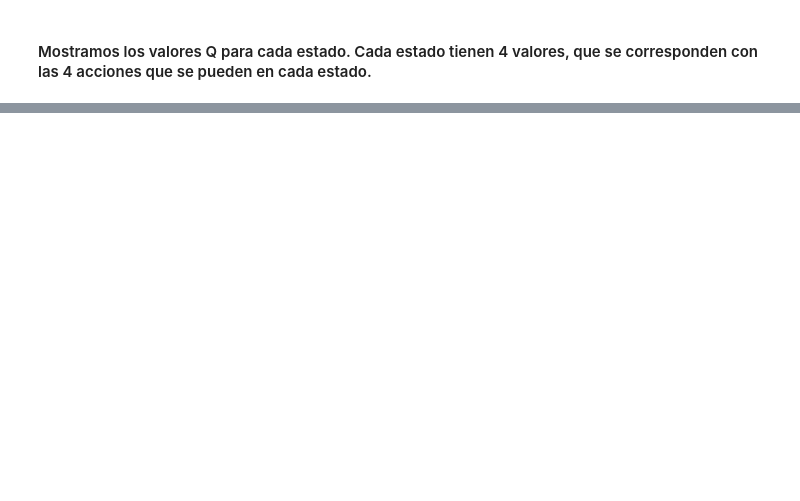
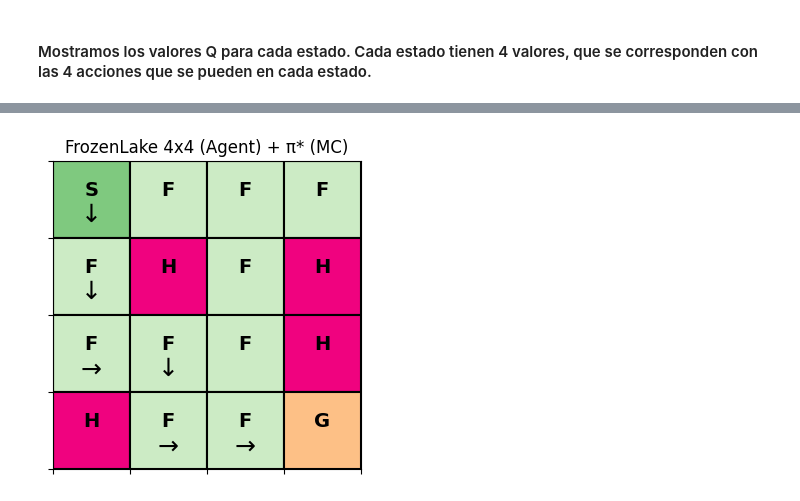
Before and after one commit to dac012/ValeraSanchezMontes-RL, a Jupyter notebook: parte2/MonteCarloTodasLasVisitas.ipynb, the cells around one changed output, grey strips where cells are left out. Cells and saved outputs as stored; diff of their text form; code cells hidden in the pictures; blank space fills up the shorter version.

```diff
--- a/parte2/MonteCarloTodasLasVisitas.ipynb
+++ b/parte2/MonteCarloTodasLasVisitas.ipynb
@@ -707,0 +706,39 @@ print()
+# %%
+# @title Evaluación de la Política Final (Independiente)
+LEFT, DOWN, RIGHT, UP = 0, 1, 2, 3
+
+# Reiniciamos el entorno para probar al agente
+state, info = env4.reset(seed=seed)
+done = False
+
+# Matrices y strings para guardar el resultado visual
+pi_star = np.zeros([env4.observation_space.n, env4.action_space.n])
+actions_str = ""
+
+print("--- Iniciando evaluación del agente ---")
+
+while not done:
+    # 1. El agente toma la decisión 100% Greedy (Explotación pura)
+    action = agent.get_greedy_action(state)
+
+    # 2. Registramos la acción elegida
+    actions_str += f"{action}, "
+    pi_star[state, action] = action
+
+    # 3. Aplicamos la acción en el entorno
+    next_state, reward, terminated, truncated, info = env4.step(action)
+
+    # 4. Comprobamos si hemos llegado a la meta o a un estado final
+    done = terminated or truncated
+    state = next_state
+
+# Mostramos los resultados finales
+print("Política óptima obtenida:\n", pi_star)
+print(f"\nRuta de acciones tomadas: {actions_str}")
+print("\nPara el siguiente grid:\n")
+
+# Mostramos el grid (Asegúrate de que env4 se inicializó con render_mode="human" o "ansi")
+try:
+    print(env4.render())
+except Exception as e:
+    print(f"(No se pudo renderizar el entorno. Asegúrate de configurar render_mode. Error: {e})")
@@ -707,0 +763,4 @@ print()
+# %%
+plot_frozenlake_map_with_pi_star(env4, pi_star, title="FrozenLake 4x4 (Agent) + π* (MC)")
+# %% [output]
+[figure, added]
```
Also changed, not shown: parts of 21 cells of this notebook, 4 other files.
